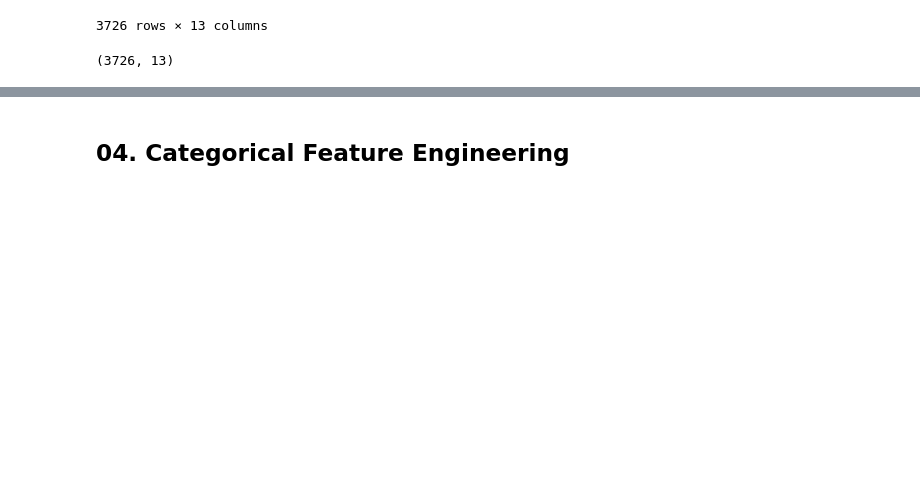
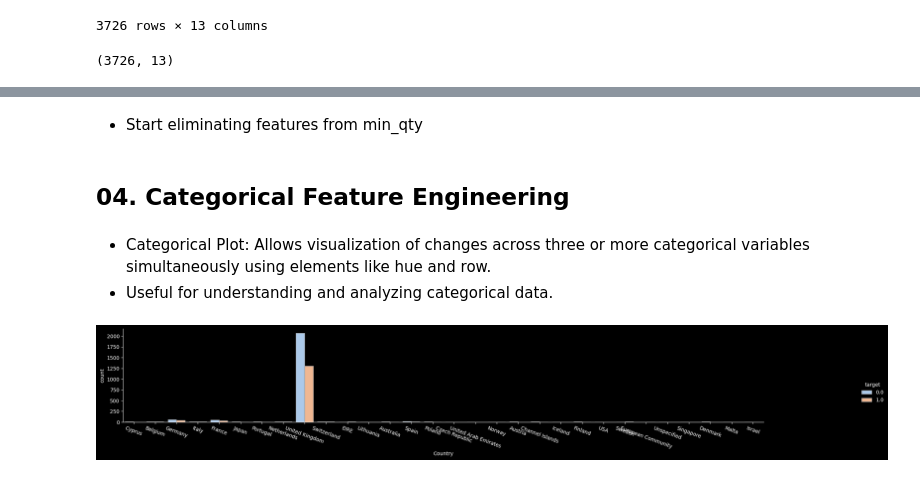
Before and after one commit to chulwonchae/2024-Summer-ML-Projects, a Jupyter notebook: Data_analytic_routine.ipynb, the cells around one changed output, grey strips where cells are left out. Drawn from its saved outputs; the diff is of its cells as text; code cells hidden in the pictures; blank space fills up the shorter version.

```diff
--- a/Data_analytic_routine.ipynb
+++ b/Data_analytic_routine.ipynb
@@ -1226,0 +1394,10 @@ df_mart.shape
+# %%
+df_mart['total_amt_grp'] = 0
+
+# Divide into 3
+for i in  range(len(df_mart['total_amt'])) :
+  if df_mart.loc[i, "total_amt"] <= total_amt_quantile.iloc[7] : # 40%
+    df_mart.loc[i, 'total_amt_grp'] = 1
+  elif df_mart.loc[i, "total_amt"] <= total_amt_quantile.iloc[14] : # 75%
+    df_mart.loc[i, 'total_amt_grp'] = 2
+  else : df_mart.loc[i, 'total_amt_grp'] = 3
@@ -1226,0 +1430,15 @@ df_mart.shape
+# %%
+# non target labeling
+df_mart['n_target'] = np.where(df_mart['target']==0,1,0)
+
+# target, non-target count
+iv = df_mart.groupby('total_amt_grp')[['target','n_target']].sum().reset_index()
+
+# good_pct / bad_pct
+iv['good_pct'] = iv['target'] / iv['target'].sum()
+iv['bad_pct'] = iv['n_target'] / iv['n_target'].sum()
+
+# t_ratio
+iv['t_ratio'] = iv['target'] / (iv['target'] + iv['n_target'])
+
+iv
@@ -1226,0 +1450,8 @@ df_mart.shape
+# %%
+# calc IV
+import math
+
+for i in range(len(iv['total_amt_grp'])) :
+  iv.loc[i, 'iv'] = (iv.loc[i,'good_pct'] - iv.loc[i,'bad_pct']) * math.log(iv.loc[i,'good_pct']/iv.loc[i,'bad_pct'])
+
+iv
@@ -1227,2 +1537,20 @@ df_mart.shape
+# %% [markdown]
+- Start eliminating features from min_qty
 # %% [markdown]
 ## 04. Categorical Feature Engineering
+# %% [markdown]
+* Categorical Plot: Allows visualization of changes across three or more categorical variables simultaneously using elements like hue and row.
+* Useful for understanding and analyzing categorical data.
+# %%
+import seaborn as sns
+import matplotlib.pyplot as plt
+%matplotlib inline
+plt.style.use(['dark_background'])
+
+# target 기준(hue,색상)으로 구분하여 Plot
+sns.catplot(x="Country", hue="target", kind="count",palette="pastel", edgecolor=".6",data=df_mart);
+plt.xticks(rotation=-20) #각도
+
+plt.gcf().set_size_inches(25, 3)
+# %% [output]
+[figure, added]
```
Also changed, not shown: parts of 33 cells of this notebook, 2 other files.
